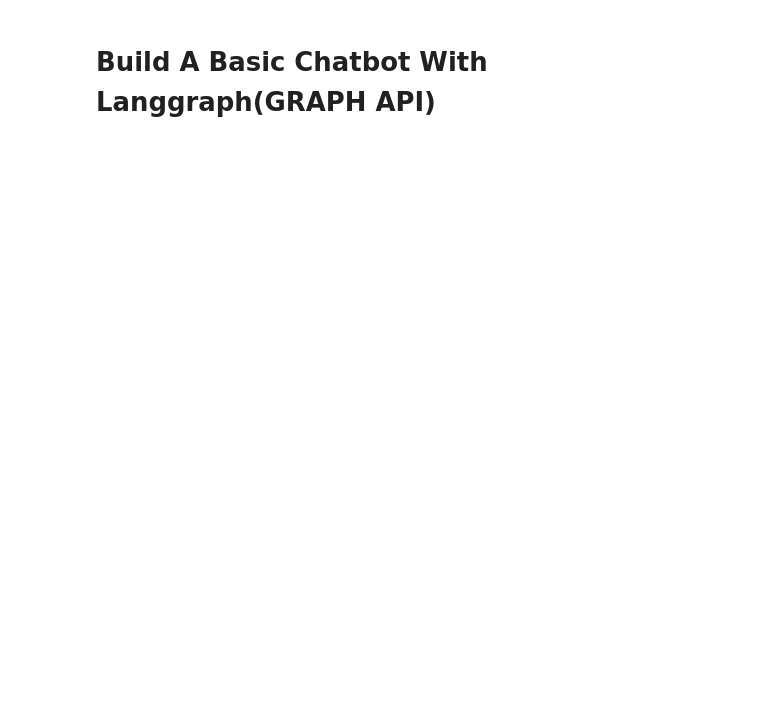
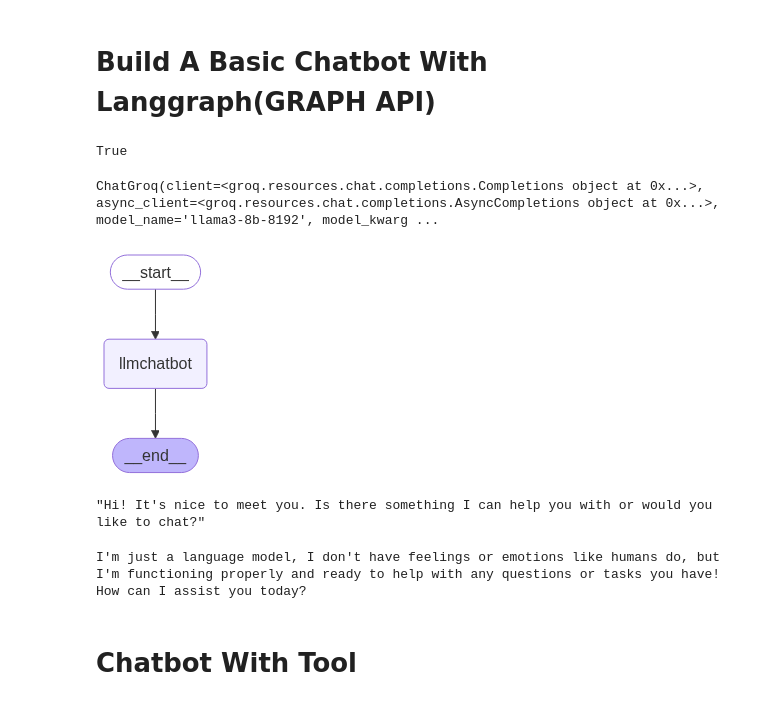
Before and after one commit to Tushar7012/Agentic-AI-Concepts, a Jupyter notebook: BasicChatbot/chatbot.ipynb, the cells around one changed output. Cells and saved outputs as stored; diff of their text form; code cells hidden in the pictures; blank space fills up the shorter version.

```diff
--- a/BasicChatbot/chatbot.ipynb
+++ b/BasicChatbot/chatbot.ipynb
@@ -2,0 +10,13 @@
+# %%
+class State(TypedDict):
+    # Messages have the type "list". The `add_messages` function
+    # in the annotation defines how this state key should be updated
+    # (in this case, it appends messages to the list, rather than overwriting them)
+    messages:Annotated[list,add_messages]
+# %%
+
+import os
+from dotenv import load_dotenv
+load_dotenv()
+# %% [output]
+True
@@ -2,0 +29,43 @@
+# %%
+
+llm=init_chat_model("groq:llama3-8b-8192")
+llm
+# %% [output]
+ChatGroq(client=<groq.resources.chat.completions.Completions object at 0x...>, async_client=<groq.resources.chat.completions.AsyncCompletions object at 0x...>, model_name='llama3-8b-8192', model_kwarg ...
+# %%
+## Node Functionality
+def chatbot(state:State):
+    return {"messages":[llm.invoke(state["messages"])]}
+# %%
+graph_builder=StateGraph(State)
+
+## Adding node
+graph_builder.add_node("llmchatbot",chatbot)
+## Adding Edges
+graph_builder.add_edge(START,"llmchatbot")
+graph_builder.add_edge("llmchatbot",END)
+
+## compile the graph
+graph=graph_builder.compile()
+## Visualize the graph
+from IPython.display import Image,display
+
+try:
+    display(Image(graph.get_graph().draw_mermaid_png()))
+except Exception:
+    pass
+# %% [output]
+[figure, added]
+# %%
+response=graph.invoke({"messages":"Hi"})
+response["messages"][-1].content
+# %% [output]
+"Hi! It's nice to meet you. Is there something I can help you with or would you like to chat?"
+# %%
+for event in graph.stream({"messages":"Hi How are you?"}):
+    for value in event.values():
+        print(value["messages"][-1].content)
+# %% [output]
+I'm just a language model, I don't have feelings or emotions like humans do, but I'm functioning properly and ready to help with any questions or tasks you have! How can I assist you today?
+# %% [markdown]
+# Chatbot With Tool
```
Also changed, not shown: parts of 12 cells of this notebook.
